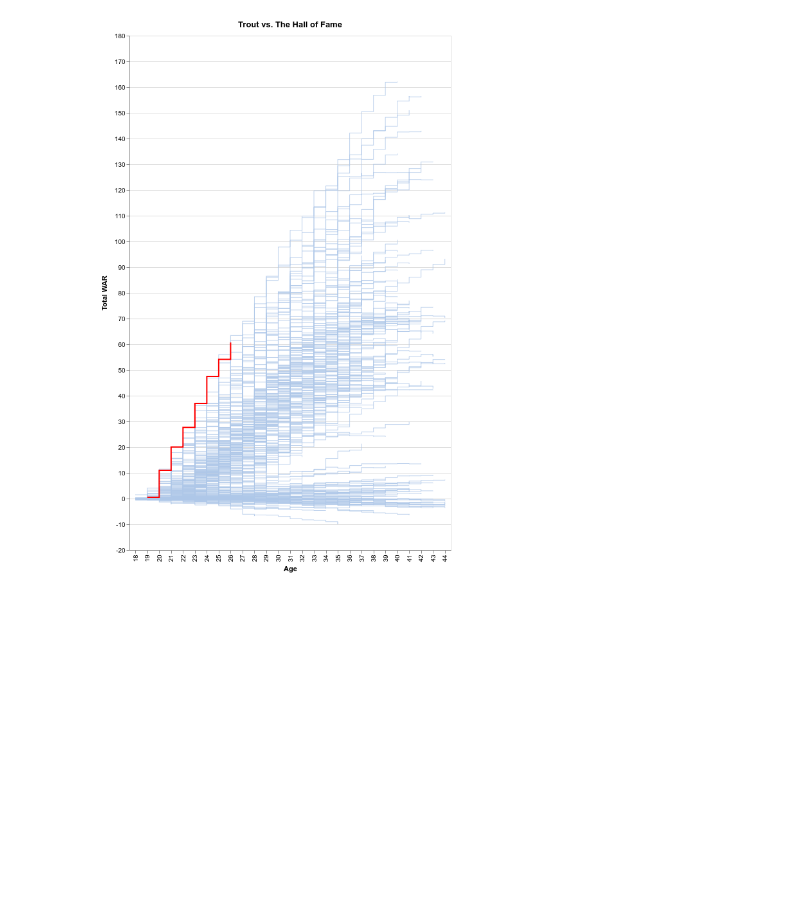
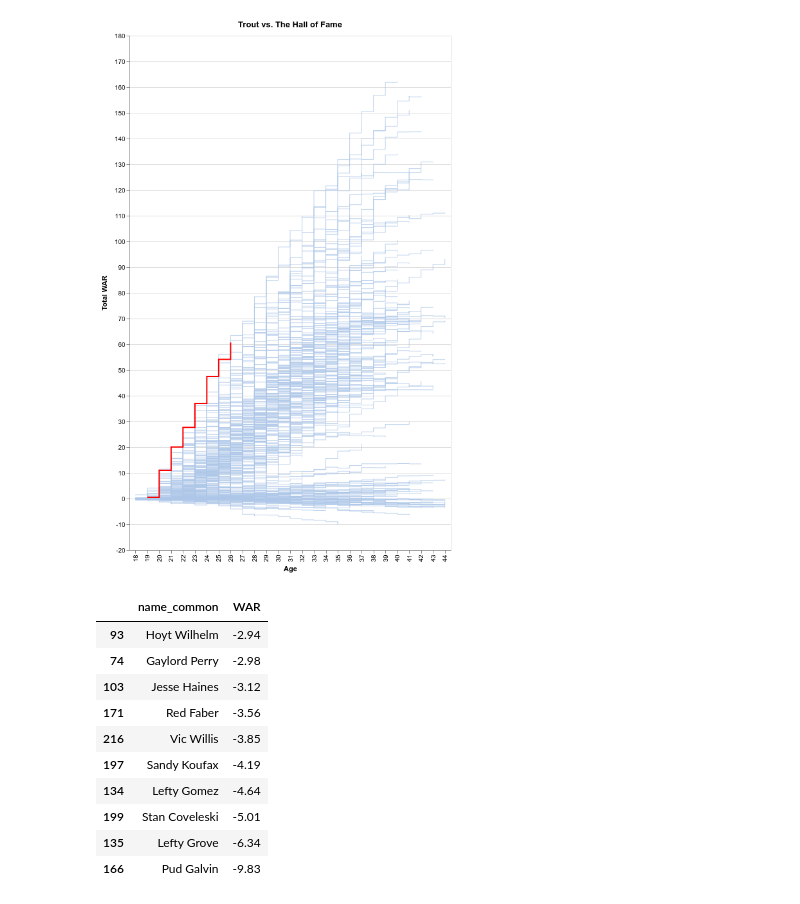
Before and after one commit to palewire/baseball-notebooks, a Jupyter notebook: notebook.ipynb, the cells around one changed output. Cells and saved outputs as stored; diff of their text form; code cells hidden in the pictures; blank space fills up the shorter version.

```diff
--- a/notebook.ipynb
+++ b/notebook.ipynb
@@ -92,3 +92,17 @@ trout = base.mark_line(color="red", interpolate='step-before').transform_filter(
 field + trout
 # %% [output]
 [figure]
+# %%
+hof_plus_trout.groupby("name_common").WAR.sum().reset_index().sort_values("WAR", ascending=False).tail(10)
+# %% [output]
+|  | name_common | WAR |
+| 93 | Hoyt Wilhelm | -2.94 |
+| 74 | Gaylord Perry | -2.98 |
+| 103 | Jesse Haines | -3.12 |
+| 171 | Red Faber | -3.56 |
+| 216 | Vic Willis | -3.85 |
+| 197 | Sandy Koufax | -4.19 |
+| 134 | Lefty Gomez | -4.64 |
+| 199 | Stan Coveleski | -5.01 |
+| 135 | Lefty Grove | -6.34 |
+| 166 | Pud Galvin | -9.83 |
```
Also changed, not shown: 2 other files.
